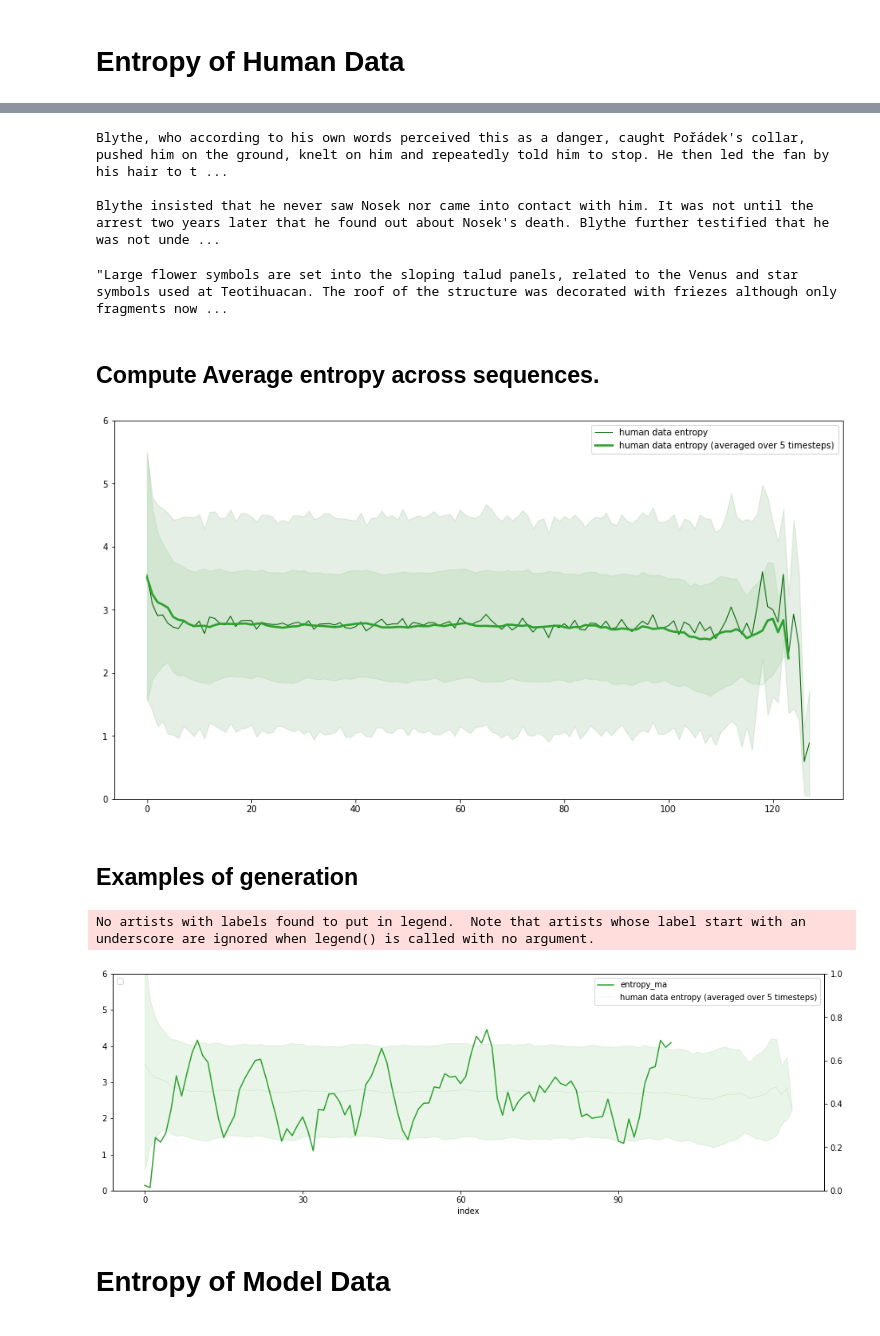
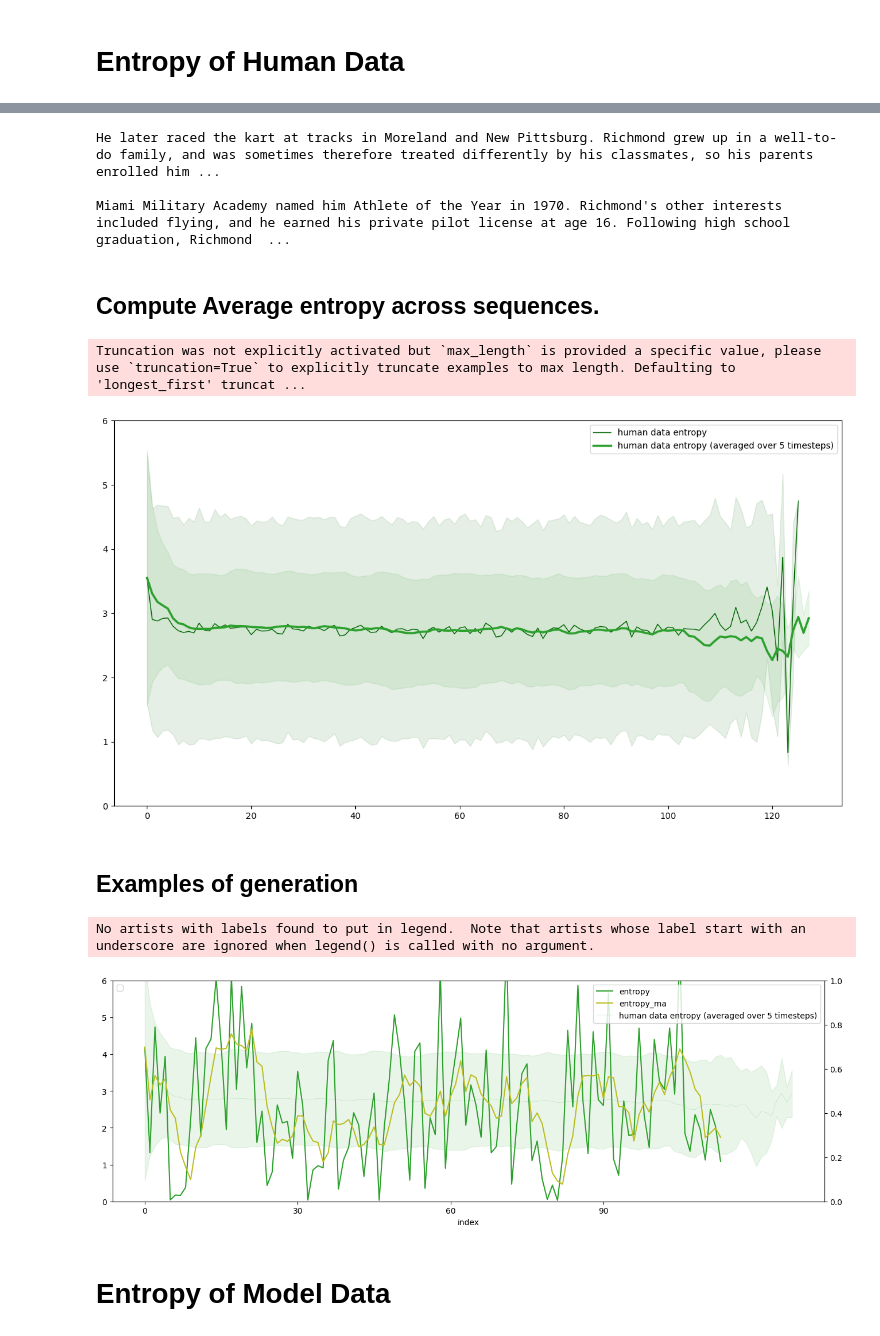
Before and after one commit to kushalarora/stable_entropy_hypothesis, a Jupyter notebook: text_completion/wiki/gpt2_wiki_prompt.ipynb, the cells around one changed output, grey strips where cells are left out. Cells and saved outputs as stored; diff of their text form; code cells hidden in the pictures.

```diff
--- a/text_completion/wiki/gpt2_wiki_prompt.ipynb
+++ b/text_completion/wiki/gpt2_wiki_prompt.ipynb
@@ -149,14 +143,14 @@ def plot_avg_entropies_mean_std(entropies, ax, label, color='red', linewidth=1,
 # Constants
 # %%
 # Data
-orig_wp = '/home/mila/a/arorakus/wdir/entropy_aware_search/data/wiki_rankgen/generated/orig.txt'
-gpt2_greedy_generation = "/home/mila/a/arorakus/wdir/entropy_aware_search/data/wiki_rankgen/generated/gpt2_xl/greedy.csv"
-gpt2_beam_generation = "/home/mila/a/arorakus/wdir/entropy_aware_search/data/wiki_rankgen/generated/gpt2_xl/beam_5.csv"
-gpt2_nucleus_generation = "/home/mila/a/arorakus/wdir/entropy_aware_search/data/wiki_rankgen/generated/gpt2_xl/top_p_0.9.csv"
-gpt2_topk_generation = "/home/mila/a/arorakus/wdir/entropy_aware_search/data/wiki_rankgen/generated/gpt2_xl/top_k_30.csv"
-gpt2_typical_generation = "/home/mila/a/arorakus/wdir/entropy_aware_search/data/wiki_rankgen/generated/gpt2_xl/typical_p_0.95.csv"
-gpt2_entropy_greedy_generation = "/home/mila/a/arorakus/wdir/entropy_aware_search/data/wiki_rankgen/generated/gpt2_xl/eag_5_1.5.csv"
-gpt2_entropy_beam_generation = "/home/mila/a/arorakus/wdir/entropy_aware_search/data/wiki_rankgen/generated/gpt2_xl/beam_5_eab.csv"
+orig_wp = '/home/mila/a/arorakus/wdir/entropy_aware_search/data/wiki_rankgen/generated/orig.jsonl'
+gpt2_greedy_generation = "/home/mila/a/arorakus/wdir/entropy_aware_search/data/wiki_rankgen/generated/gpt2_xl/greedy.jsonl"
+gpt2_beam_generation = "/home/mila/a/arorakus/wdir/entropy_aware_search/data/wiki_rankgen/generated/gpt2_xl/beam_5.jsonl"
+gpt2_nucleus_generation = "/home/mila/a/arorakus/wdir/entropy_aware_search/data/wiki_rankgen/generated/gpt2_xl/top_p_0.9.jsonl"
+gpt2_topk_generation = "/home/mila/a/arorakus/wdir/entropy_aware_search/data/wiki_rankgen/generated/gpt2_xl/top_k_30.jsonl"
+gpt2_typical_generation = "/home/mila/a/arorakus/wdir/entropy_aware_search/data/wiki_rankgen/generated/gpt2_xl/typical_p_0.9.jsonl"
+gpt2_entropy_greedy_generation = "/home/mila/a/arorakus/wdir/entropy_aware_search/data/wiki_rankgen/generated/gpt2_xl/eags.jsonl"
+gpt2_entropy_beam_generation = "/home/mila/a/arorakus/wdir/entropy_aware_search/data/wiki_rankgen/generated/gpt2_xl/beam_5_eab.jsonl"
 # %%
 NUM_SEQ=1000
 MAX_LEN = 128
@@ -173,27 +160,29 @@ human_dataframe.iloc[10].model_text
+# %%
+human_dataframe = pd.read_json(orig_wp, lines=True)\
+                        .rename(columns={'prefix':'context',
+                                         'target': 'model_text'})
 # %%
 human_datapoint = human_dataframe.sample().iloc[0]
 print(human_datapoint.context)
 print()
 print_sample(human_datapoint.context, human_datapoint.model_text)
 # %% [output]
-Blythe, who according to his own words perceived this as a danger, caught Pořádek's collar, pushed him on the ground, knelt on him and repeatedly told him to stop. He then led the fan by his hair to t ...
+He later raced the kart at tracks in Moreland and New Pittsburg. Richmond grew up in a well-to-do family, and was sometimes therefore treated differently by his classmates, so his parents enrolled him ...
 
-Blythe insisted that he never saw Nosek nor came into contact with him. It was not until the arrest two years later that he found out about Nosek's death. Blythe further testified that he was not unde ...
+Miami Military Academy named him Athlete of the Year in 1970. Richmond's other interests included flying, and he earned his private pilot license at age 16. Following high school graduation, Richmond  ...
-# %%
-human_dataframe.iloc[1073].context
-# %% [output]
-"Large flower symbols are set into the sloping talud panels, related to the Venus and star symbols used at Teotihuacan. The roof of the structure was decorated with friezes although only fragments now ...
 # %% [markdown]
 ## Compute Average entropy across sequences.
 # %%
 human_avg_entropy_pd, human_entropies = compute_average_across_sequences(human_dataframe, gpt2_model, tokenizer, column_prefix='human_generated',  max_len=MAX_LEN, num_seq=NUM_SEQ, cache=True)
 human_avg_ma_entropy_pd, human_ma_entropies = compute_average_across_sequences(human_dataframe, gpt2_model, tokenizer, column_prefix='human_generated', width=WIDTH,  max_len=MAX_LEN, to_be_averaged='entropy_ma', num_seq=NUM_SEQ, cache=True)
+# %% [output]
+Truncation was not explicitly activated but `max_length` is provided a specific value, please use `truncation=True` to explicitly truncate examples to max length. Defaulting to 'longest_first' truncat ...
 # %%
 fig, ax = plt.subplots(figsize=(15, 8))
 plot_avg_entropies_mean_std(human_entropies, ax, 'human data entropy', color='darkgreen')
 plot_avg_entropies_mean_std(human_ma_entropies, ax, 'human data entropy (averaged over 5 timesteps)', color='tab:green', linewidth=2.5)
 # %% [output]
-[figure, old version]
+[figure, new version]
 # %% [markdown]
 ## Examples of generation
 # %%
@@ -204,16 +192,18 @@ lpdh = process_datapoint(
 # %%
 fig, ax = plt.subplots(figsize=(16, 5))
 ax2 = ax.twinx()
 # lpdh.plot.bar(x='index', y='is_lrep', ax=ax2, fill=True, rot='60')
 ax2.legend(loc=2)
 
 # lpdh.plot(x="index", y='entropy', ylim=(0,8), ax=ax, color='darkgreen')
-lpdh.plot(x="index", y='entropy_ma', ylim=(0,5), ax=ax, color='tab:green')
+lpdh.plot(x="index", y='entropy', ylim=(0,5), ax=ax, color='tab:green')
+lpdh.plot(x="index", y='entropy_ma', ylim=(0,5), ax=ax, color='tab:olive')
+
 ax.set_xticks(np.arange(len(lpdh['index']), step=30))
 
 plot_avg_entropies_mean_std(human_ma_entropies, ax, 'human data entropy (averaged over 5 timesteps)', color='tab:green', std_dev=1.5, linewidth=0.1)
 # %% [output]
 No artists with labels found to put in legend.  Note that artists whose label start with an underscore are ignored when legend() is called with no argument.
-[figure, old version]
+[figure, new version]
 # %% [markdown]
 # Entropy of Model Data
```
Also changed, not shown: parts of 10 cells of this notebook, 5 other files.
